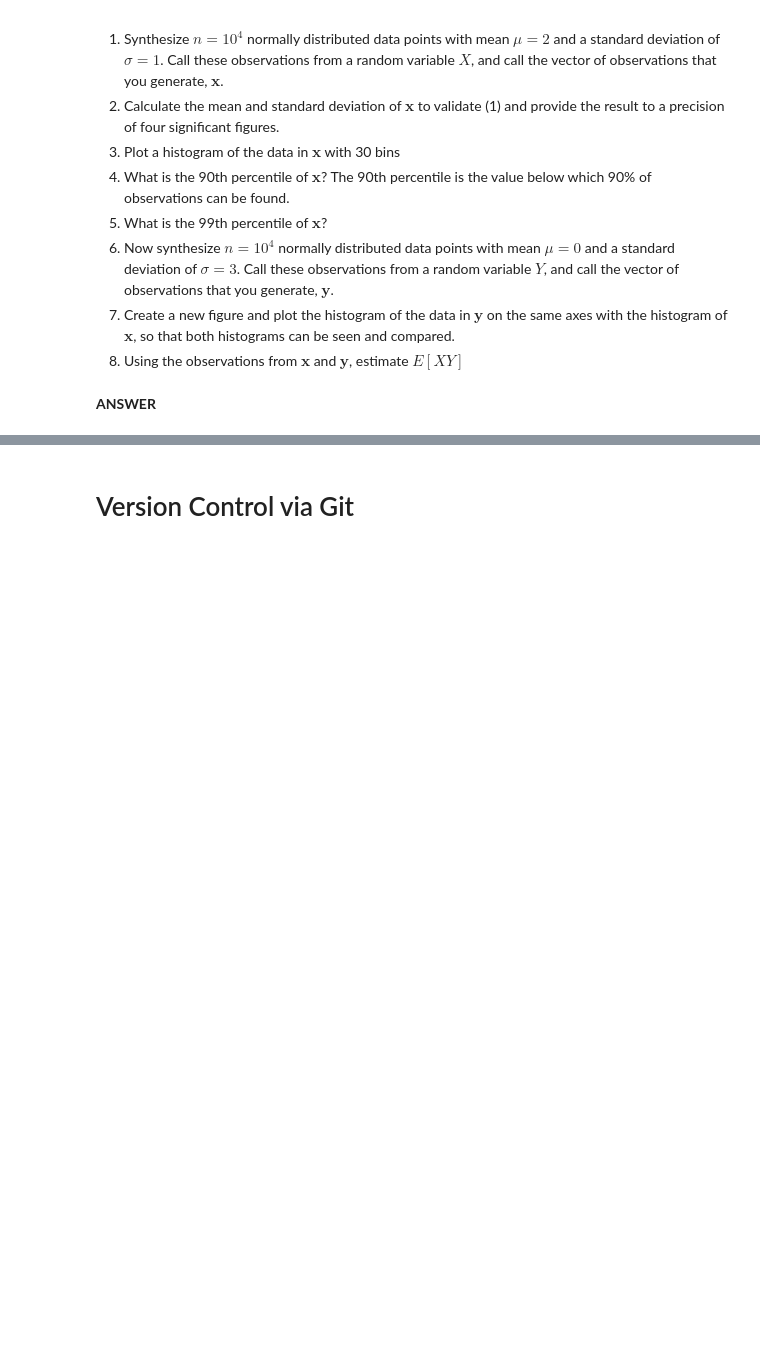
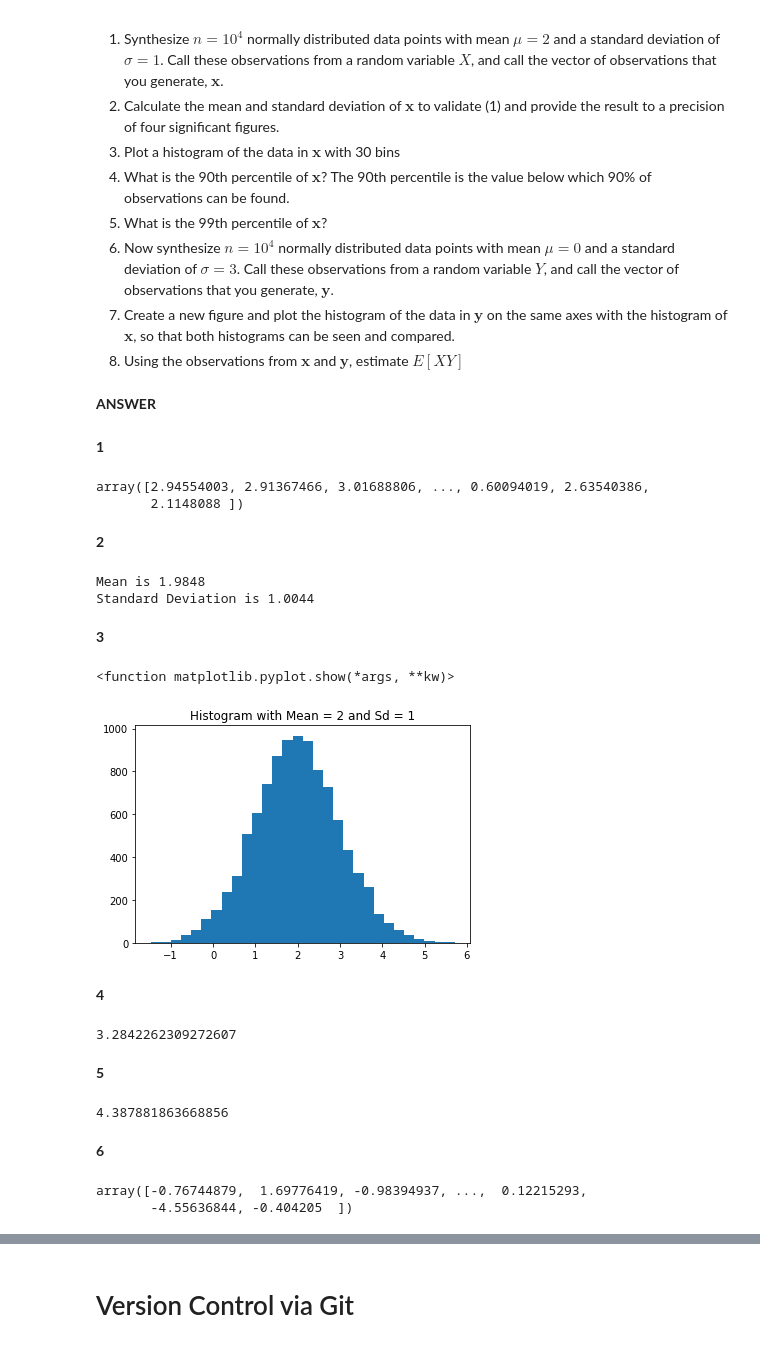
Before and after one commit to kylebradbury/ids705_sp2020, a Jupyter notebook: assignments/Assignment_1.ipynb, the cells around one changed output, grey strips where cells are left out. Saved outputs shown, nothing was run; the diff lists cells and outputs as text; code cells hidden in the pictures; blank space fills up the shorter version.

```diff
--- a/assignments/Assignment_1.ipynb
+++ b/assignments/Assignment_1.ipynb
@@ -232,3 +652,48 @@ time_nonvectorized = t1 - t0
 8. Using the observations from $\textbf{x}$ and $\textbf{y}$, estimate $E[XY]$
 # %% [markdown]
 **ANSWER**
+# %% [markdown]
+**1**
+# %%
+x = 1*np.random.randn(10000) + 2
+x
+# %% [output]
+array([2.94554003, 2.91367466, 3.01688806, ..., 0.60094019, 2.63540386,
+       2.1148088 ])
+# %% [markdown]
+**2**
+# %%
+print('Mean is %.4f' % np.mean(x) )
+print('Standard Deviation is %.4f' % np.std(x))
+# %% [output]
+Mean is 1.9848
+Standard Deviation is 1.0044
+# %% [markdown]
+**3**
+# %%
+plt.hist(x, bins=30)
+plt.title('Histogram with Mean = 2 and Sd = 1')
+plt.show
+# %% [output]
+<function matplotlib.pyplot.show(*args, **kw)>
+[figure, added]
+# %% [markdown]
+**4**
+# %%
+np.percentile(x,90)
+# %% [output]
+3.2842262309272607
+# %% [markdown]
+**5**
+# %%
+np.percentile(x,99)
+# %% [output]
+4.387881863668856
+# %% [markdown]
+**6**
+# %%
+y = 3*np.random.randn(10000) + 0
+y
+# %% [output]
+array([-0.76744879,  1.69776419, -0.98394937, ...,  0.12215293,
+       -4.55636844, -0.404205  ])
```
Also changed, not shown: parts of 59 cells of this notebook, 1 other file.
